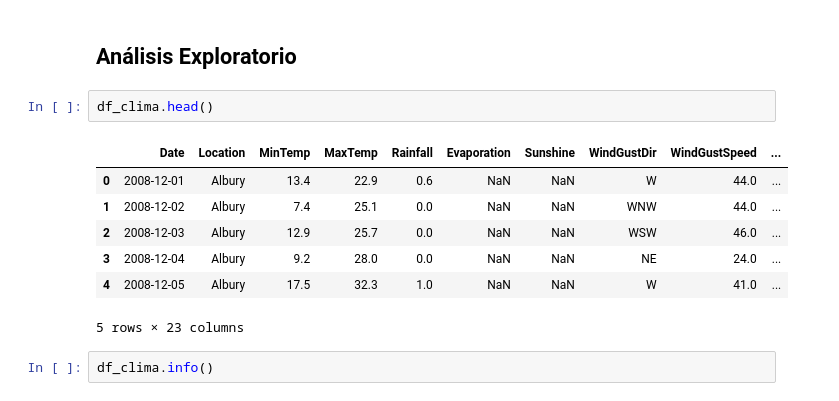
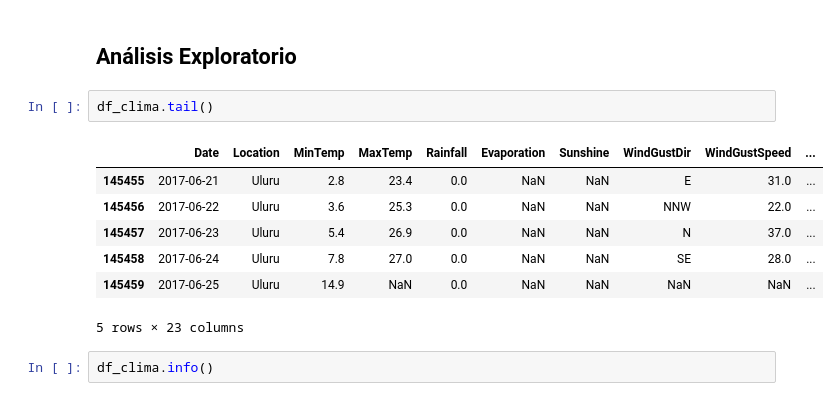
Before and after one commit to FrancoCalcia/AA1-TUIA-Calcia-Avecilla-TP2, a Jupyter notebook: TP-clasificacion-AA1.ipynb, the cells around one changed output. Saved outputs shown, nothing was run; the diff lists cells and outputs as text.

```diff
--- a/TP-clasificacion-AA1.ipynb
+++ b/TP-clasificacion-AA1.ipynb
@@ -72,14 +66,14 @@ df_clima = pd.read_csv("weatherAUS.csv")
 # %% [markdown]
 ## Análisis Exploratorio
 # %%
-df_clima.head()
+df_clima.tail()
 # %% [output]
 |  | Date | Location | MinTemp | MaxTemp | Rainfall | Evaporation | Sunshine | WindGustDir | WindGustSpeed | ... |
-| 0 | 2008-12-01 | Albury | 13.4 | 22.9 | 0.6 | NaN | NaN | W | 44.0 | ... |
-| 1 | 2008-12-02 | Albury | 7.4 | 25.1 | 0.0 | NaN | NaN | WNW | 44.0 | ... |
-| 2 | 2008-12-03 | Albury | 12.9 | 25.7 | 0.0 | NaN | NaN | WSW | 46.0 | ... |
-| 3 | 2008-12-04 | Albury | 9.2 | 28.0 | 0.0 | NaN | NaN | NE | 24.0 | ... |
-| 4 | 2008-12-05 | Albury | 17.5 | 32.3 | 1.0 | NaN | NaN | W | 41.0 | ... |
+| 145455 | 2017-06-21 | Uluru | 2.8 | 23.4 | 0.0 | NaN | NaN | E | 31.0 | ... |
+| 145456 | 2017-06-22 | Uluru | 3.6 | 25.3 | 0.0 | NaN | NaN | NNW | 22.0 | ... |
+| 145457 | 2017-06-23 | Uluru | 5.4 | 26.9 | 0.0 | NaN | NaN | N | 37.0 | ... |
+| 145458 | 2017-06-24 | Uluru | 7.8 | 27.0 | 0.0 | NaN | NaN | SE | 28.0 | ... |
+| 145459 | 2017-06-25 | Uluru | 14.9 | NaN | 0.0 | NaN | NaN | NaN | NaN | ... |
 5 rows × 23 columns
 # %%
 df_clima.info()
```
Also changed, not shown: parts of 36 cells of this notebook.
